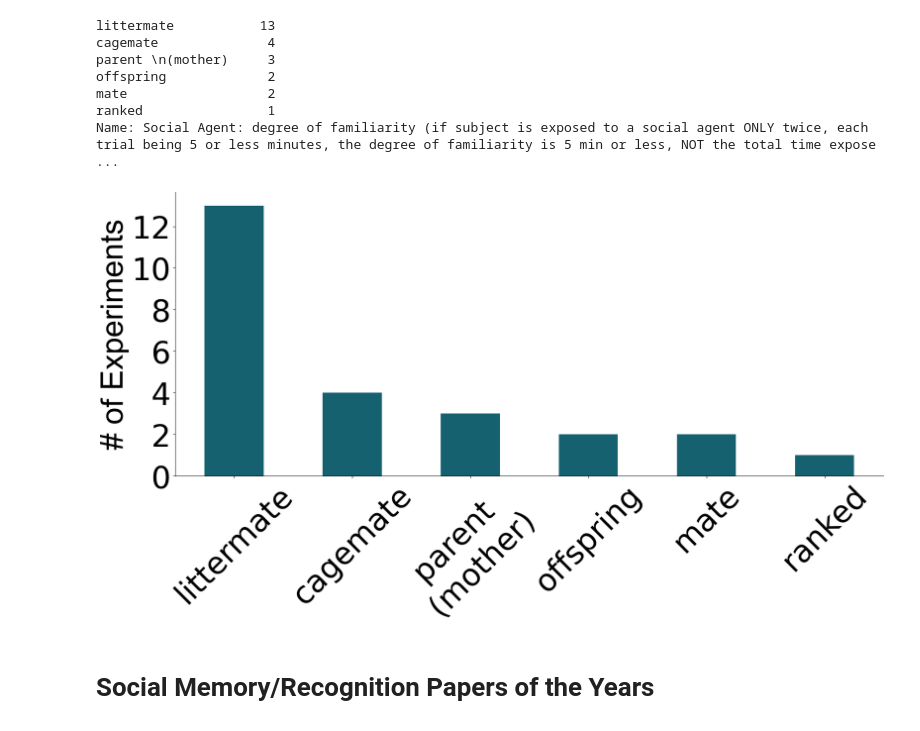
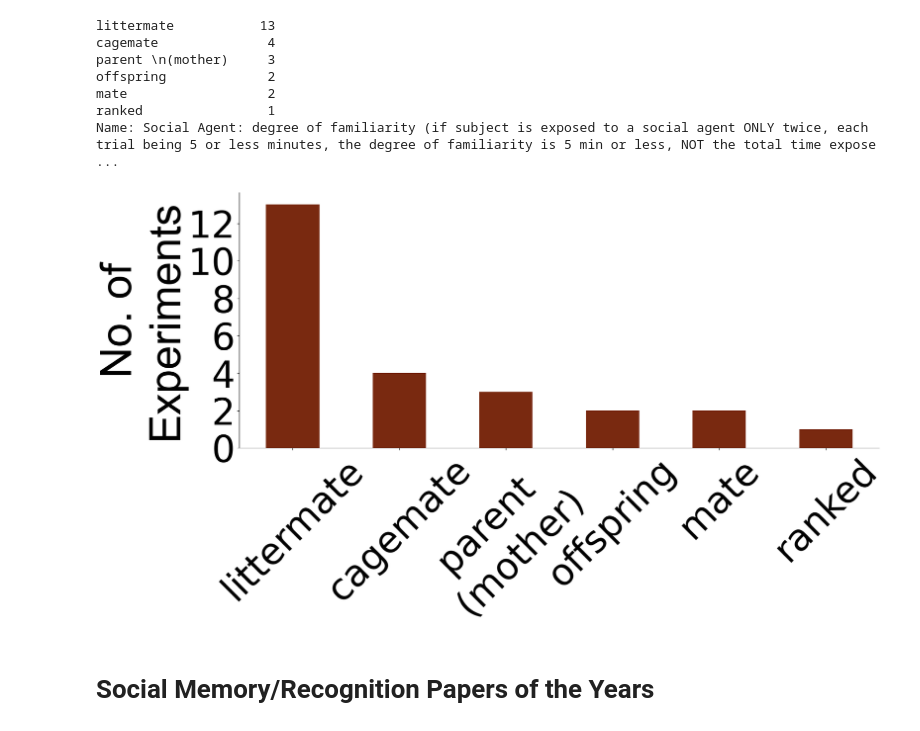
Before and after one commit to padillacoreanolab/literature_review_processing, a Jupyter notebook: results/2022_09_09_literature_review_processing/Graphs for Literature Review.ipynb, the cells around one changed output. Drawn from its saved outputs; the diff is of its cells as text; code cells hidden in the pictures.

```diff
--- a/results/2022_09_09_literature_review_processing/Graphs for Literature Review.ipynb
+++ b/results/2022_09_09_literature_review_processing/Graphs for Literature Review.ipynb
@@ -482,18 +482,18 @@ ranked                1
 Name: Social Agent: degree of familiarity (if subject is exposed to a social agent ONLY twice, each trial being 5 or less minutes, the degree of familiarity is 5 min or less, NOT the total time expose ...
 # %%
 #fixed_column_name = 2nd column
-total_rel.plot.bar(color = pclabcol[0])
-plt.xticks(fontsize = 50, rotation = 45)
-plt.yticks(fontsize = 50)
+total_rel.plot.bar(color = pclabcol[4])
+plt.xticks(fontsize = 60, rotation = 45)
+plt.yticks(fontsize = 60)
 for pos in ['right', 'top']: # Removes graph border
     plt.gca().spines[pos].set_visible(False)
-plt.ylabel('# of Experiments', family = 'Arial', fontsize = 50)
+plt.ylabel('No. of\nExperiments', family = 'Arial', fontsize = 70)
 #plt.suptitle('Littermate most tested among \nethologically-relevant relationships', family = 'Arial', fontsize = TITLESIZE, x = 0.5)
 plt.tight_layout()
 plt.savefig('./proc/plots/ethorel_paper.svg')
 #plt.savefig('./proc/plots/ethorel.svg')
 # %% [output]
-[figure, old version]
+[figure, new version]
 # %% [markdown]
 # Social Memory/Recognition Papers of the Years
 # %%
```
